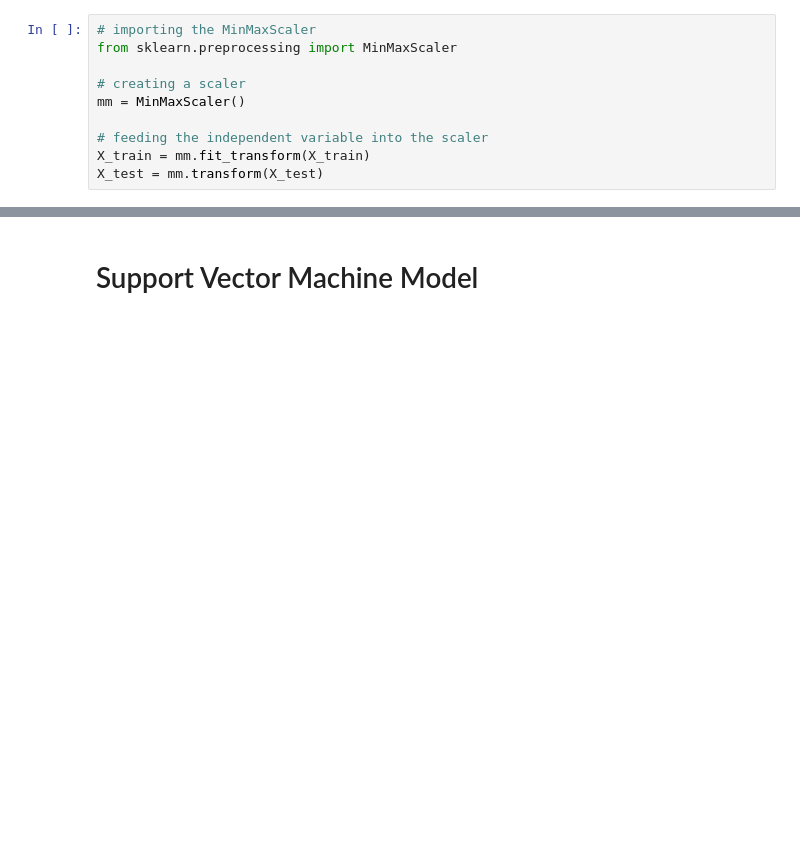
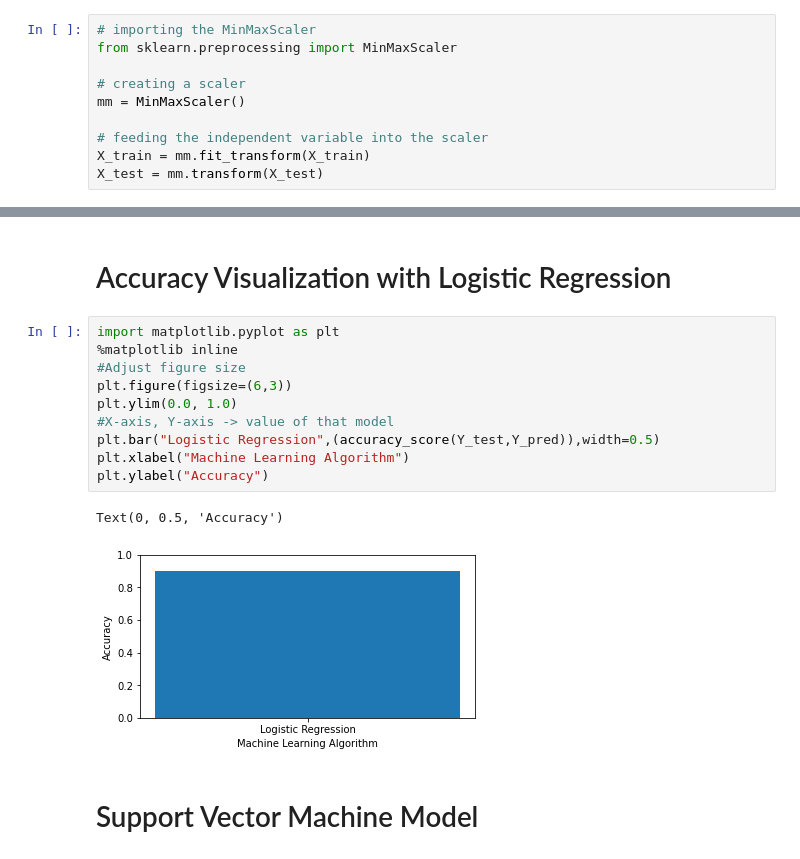
Before and after one commit to sandamaligeethika/ML_Assignment2_IT19120058_IT19120294_IT19147956, a Jupyter notebook: Assignment2.ipynb, the cells around one changed output, grey strips where cells are left out. Saved outputs shown, nothing was run; the diff lists cells and outputs as text; blank space fills up the shorter version.

```diff
--- a/Assignment2.ipynb
+++ b/Assignment2.ipynb
@@ -584,3 +597,18 @@ Please also refer to the documentation for alternative solver options:
+# %% [markdown]
+# Accuracy Visualization with Logistic Regression
+# %%
+import matplotlib.pyplot as plt
+%matplotlib inline
+#Adjust figure size
+plt.figure(figsize=(6,3))
+plt.ylim(0.0, 1.0)
+#X-axis, Y-axis -> value of that model
+plt.bar("Logistic Regression",(accuracy_score(Y_test,Y_pred)),width=0.5)
+plt.xlabel("Machine Learning Algorithm")
+plt.ylabel("Accuracy")
+# %% [output]
+Text(0, 0.5, 'Accuracy')
+[figure, added]
 # %% [markdown]
 # Support Vector Machine Model
 # %%
```
Also changed, not shown: parts of 38 cells of this notebook.
